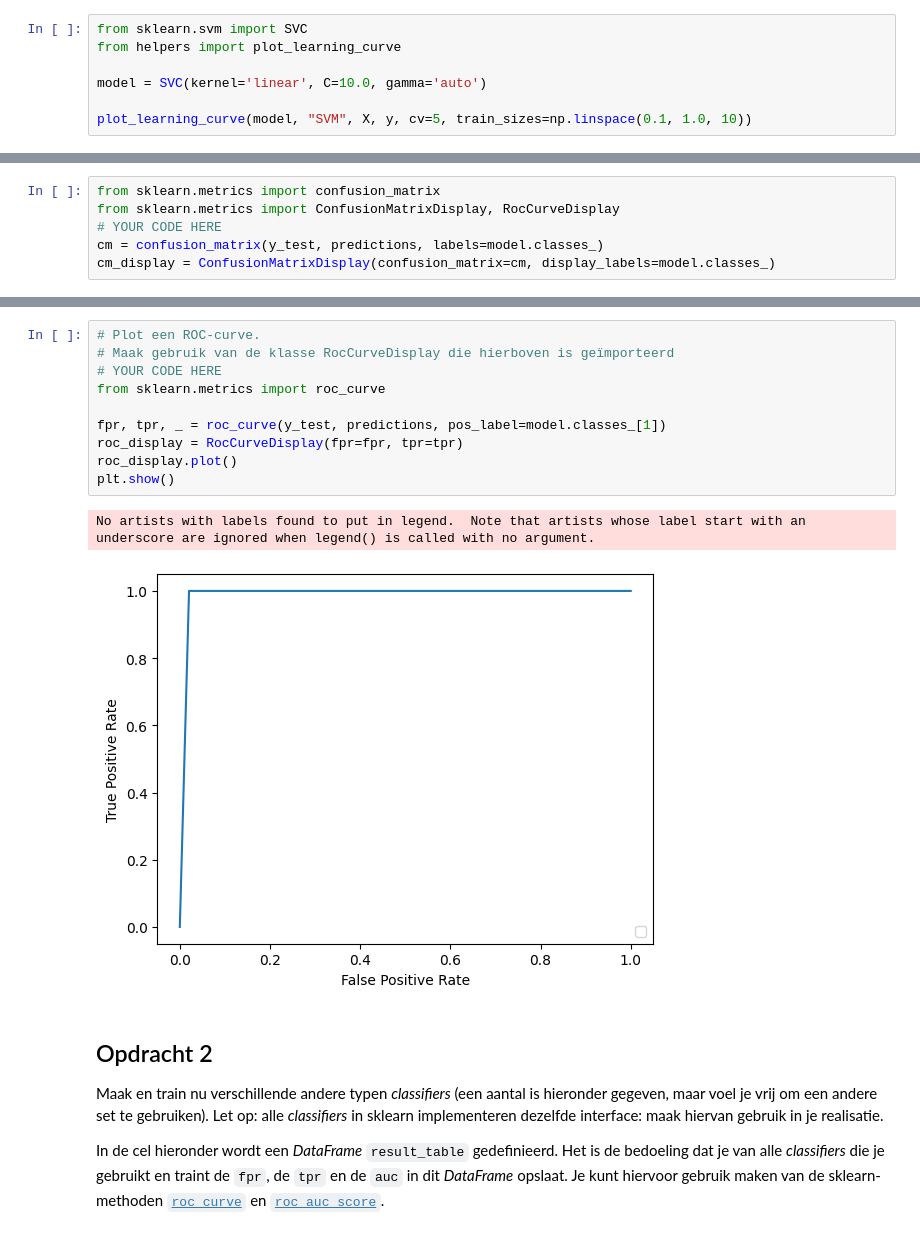
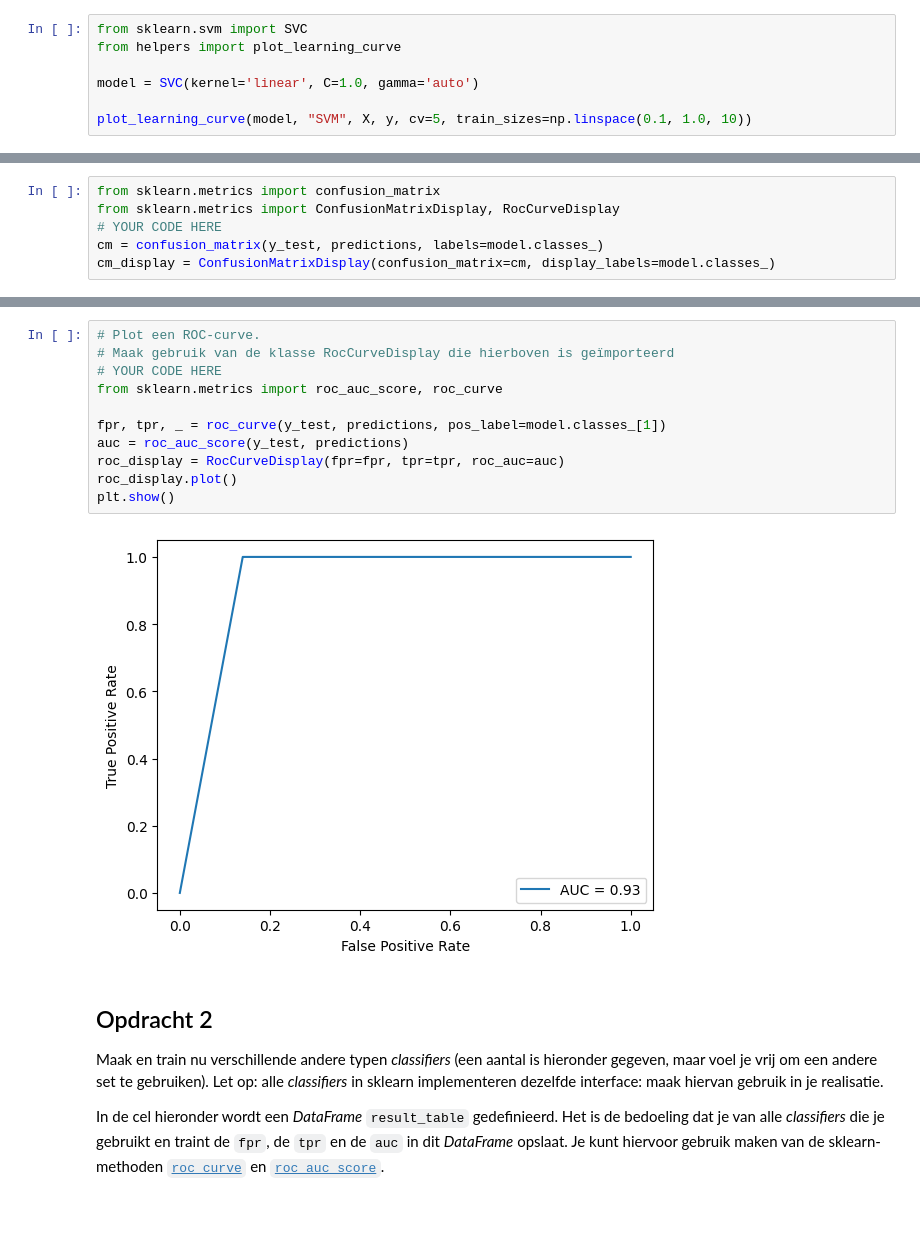
Before and after one commit to liz-cpu/ITVB23KMO2, a Jupyter notebook: Deel 3/Opdracht model-evaluatie.ipynb, the cells around one changed output, grey strips where cells are left out. Drawn from its saved outputs; the diff is of its cells as text.

```diff
--- a/Deel 3/Opdracht model-evaluatie.ipynb
+++ b/Deel 3/Opdracht model-evaluatie.ipynb
@@ -59,7 +59,7 @@ plot_learning_curve(
 from sklearn.svm import SVC
 from helpers import plot_learning_curve
 
-model = SVC(kernel='linear', C=10.0, gamma='auto')
+model = SVC(kernel='linear', C=1.0, gamma='auto')
 
 plot_learning_curve(model, "SVM", X, y, cv=5, train_sizes=np.linspace(0.1, 1.0, 10))
 # %% [output]
@@ -113,16 +113,16 @@ plt.show()
 # %%
 # Plot een ROC-curve.
 # Maak gebruik van de klasse RocCurveDisplay die hierboven is geïmporteerd
 # YOUR CODE HERE
-from sklearn.metrics import roc_curve
+from sklearn.metrics import roc_auc_score, roc_curve
 
 fpr, tpr, _ = roc_curve(y_test, predictions, pos_label=model.classes_[1])
-roc_display = RocCurveDisplay(fpr=fpr, tpr=tpr)
+auc = roc_auc_score(y_test, predictions)
+roc_display = RocCurveDisplay(fpr=fpr, tpr=tpr, roc_auc=auc)
 roc_display.plot()
 plt.show()
 # %% [output]
-No artists with labels found to put in legend.  Note that artists whose label start with an underscore are ignored when legend() is called with no argument.
-[figure, old version]
+[figure, new version]
 # %% [markdown]
 ## Opdracht 2
 
```
Also changed, not shown: parts of 5 cells of this notebook, 4 other files.
